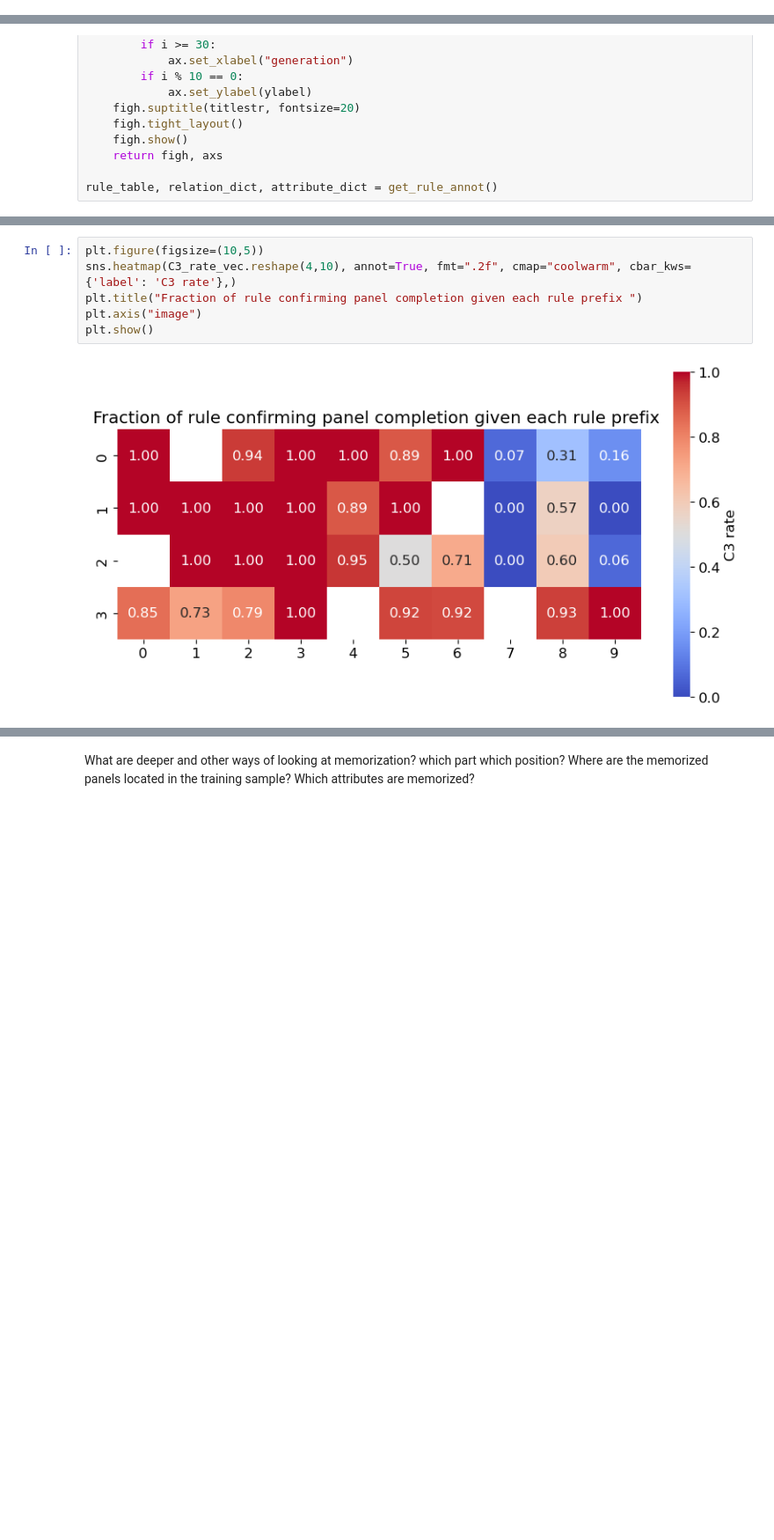
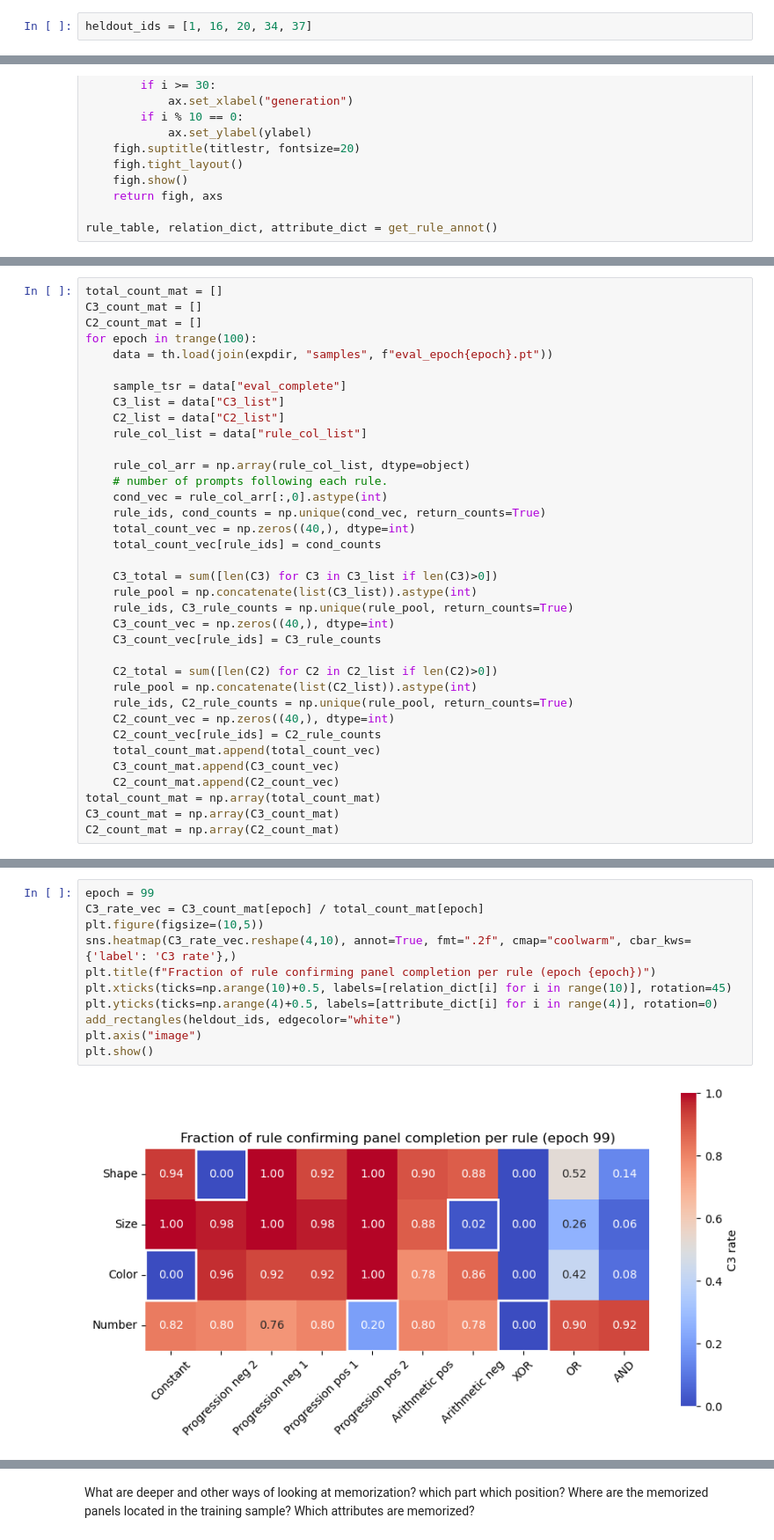
Before and after one commit to Animadversio/DiffusionReasoning, a Jupyter notebook: GPT_models/GPT_raven_memorization.ipynb, the cells around one changed output, grey strips where cells are left out. Shown at 88% size. Saved outputs shown, nothing was run; the diff lists cells and outputs as text; blank space fills up the shorter version.

```diff
--- a/GPT_models/GPT_raven_memorization.ipynb
+++ b/GPT_models/GPT_raven_memorization.ipynb
@@ -36,0 +51,2 @@ GPTroot = r"/n/holylfs06/LABS/kempner_fellow_binxuwang/Users/binxuwang/DL_Projec
+# %%
+heldout_ids = [1, 16, 20, 34, 37]
@@ -160 +168,37 @@ rule_table, relation_dict, attribute_dict = get_rule_annot()
+# %%
+total_count_mat = []
+C3_count_mat = []
+C2_count_mat = []
+for epoch in trange(100):
+    data = th.load(join(expdir, "samples", f"eval_epoch{epoch}.pt"))
+
+    sample_tsr = data["eval_complete"]
+    C3_list = data["C3_list"]
+    C2_list = data["C2_list"]
+    rule_col_list = data["rule_col_list"]
+
+    rule_col_arr = np.array(rule_col_list, dtype=object)
+    # number of prompts following each rule.
+    cond_vec = rule_col_arr[:,0].astype(int)
+    rule_ids, cond_counts = np.unique(cond_vec, return_counts=True)
+    total_count_vec = np.zeros((40,), dtype=int)
+    total_count_vec[rule_ids] = cond_counts
+
+    C3_total = sum([len(C3) for C3 in C3_list if len(C3)>0])
+    rule_pool = np.concatenate(list(C3_list)).astype(int)
+    rule_ids, C3_rule_counts = np.unique(rule_pool, return_counts=True)
+    C3_count_vec = np.zeros((40,), dtype=int)
+    C3_count_vec[rule_ids] = C3_rule_counts
+
+    C2_total = sum([len(C2) for C2 in C2_list if len(C2)>0])
+    rule_pool = np.concatenate(list(C2_list)).astype(int)
+    rule_ids, C2_rule_counts = np.unique(rule_pool, return_counts=True)
+    C2_count_vec = np.zeros((40,), dtype=int)
+    C2_count_vec[rule_ids] = C2_rule_counts
+    total_count_mat.append(total_count_vec)
+    C3_count_mat.append(C3_count_vec)
+    C2_count_mat.append(C2_count_vec)
+total_count_mat = np.array(total_count_mat)
+C3_count_mat = np.array(C3_count_mat)
+C2_count_mat = np.array(C2_count_mat)
 # %%
@@ -173,8 +220,13 @@ C2_rate_vec = C2_count_vec / total_count_vec
 # %%
+epoch = 99
+C3_rate_vec = C3_count_mat[epoch] / total_count_mat[epoch]
 plt.figure(figsize=(10,5))
 sns.heatmap(C3_rate_vec.reshape(4,10), annot=True, fmt=".2f", cmap="coolwarm", cbar_kws={'label': 'C3 rate'},)
-plt.title("Fraction of rule confirming panel completion given each rule prefix ")
+plt.title(f"Fraction of rule confirming panel completion per rule (epoch {epoch})")
+plt.xticks(ticks=np.arange(10)+0.5, labels=[relation_dict[i] for i in range(10)], rotation=45)
+plt.yticks(ticks=np.arange(4)+0.5, labels=[attribute_dict[i] for i in range(4)], rotation=0)
+add_rectangles(heldout_ids, edgecolor="white")
 plt.axis("image")
 plt.show()
 # %% [output]
-[figure, old version]
+[figure, new version]
```
Also changed, not shown: parts of 39 cells of this notebook.
